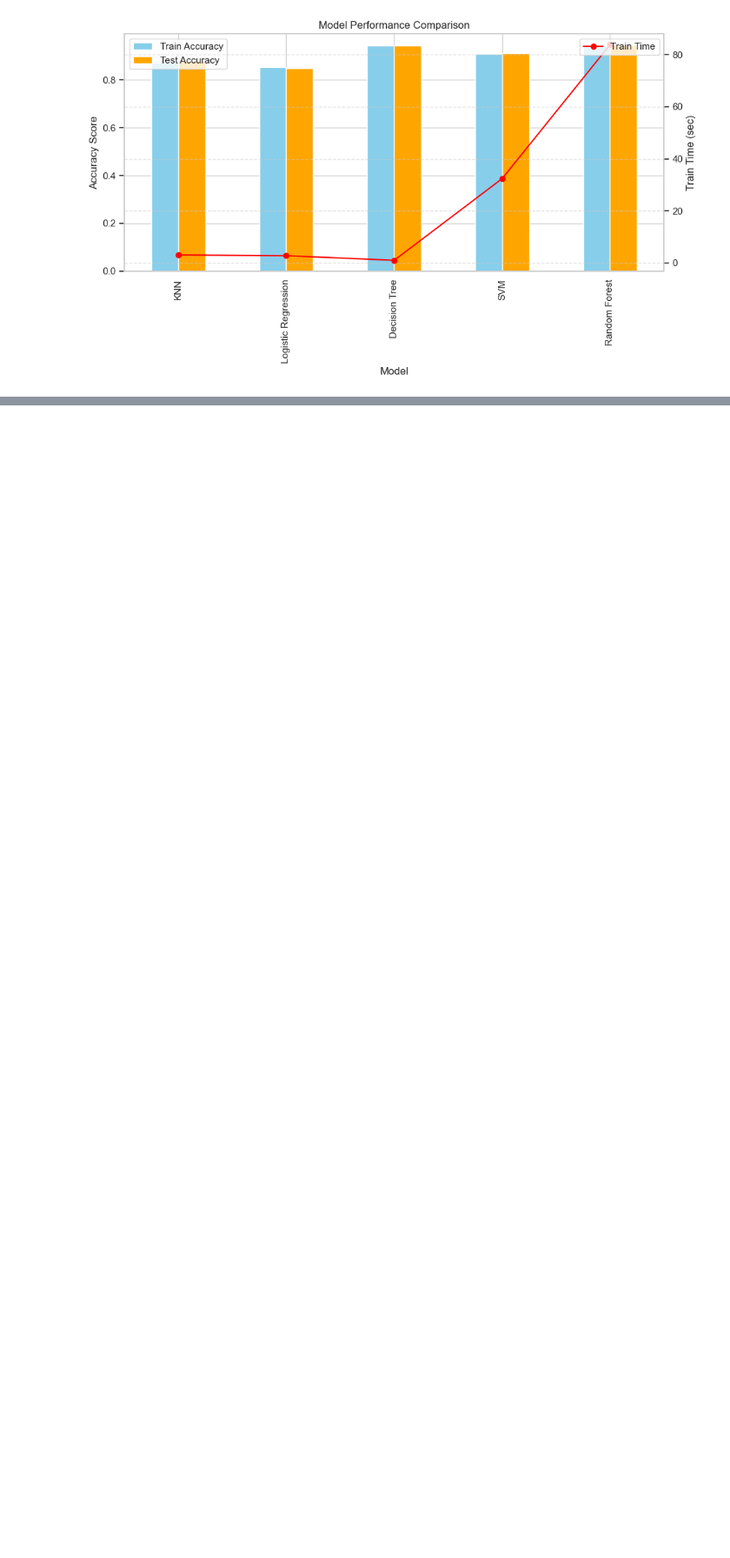
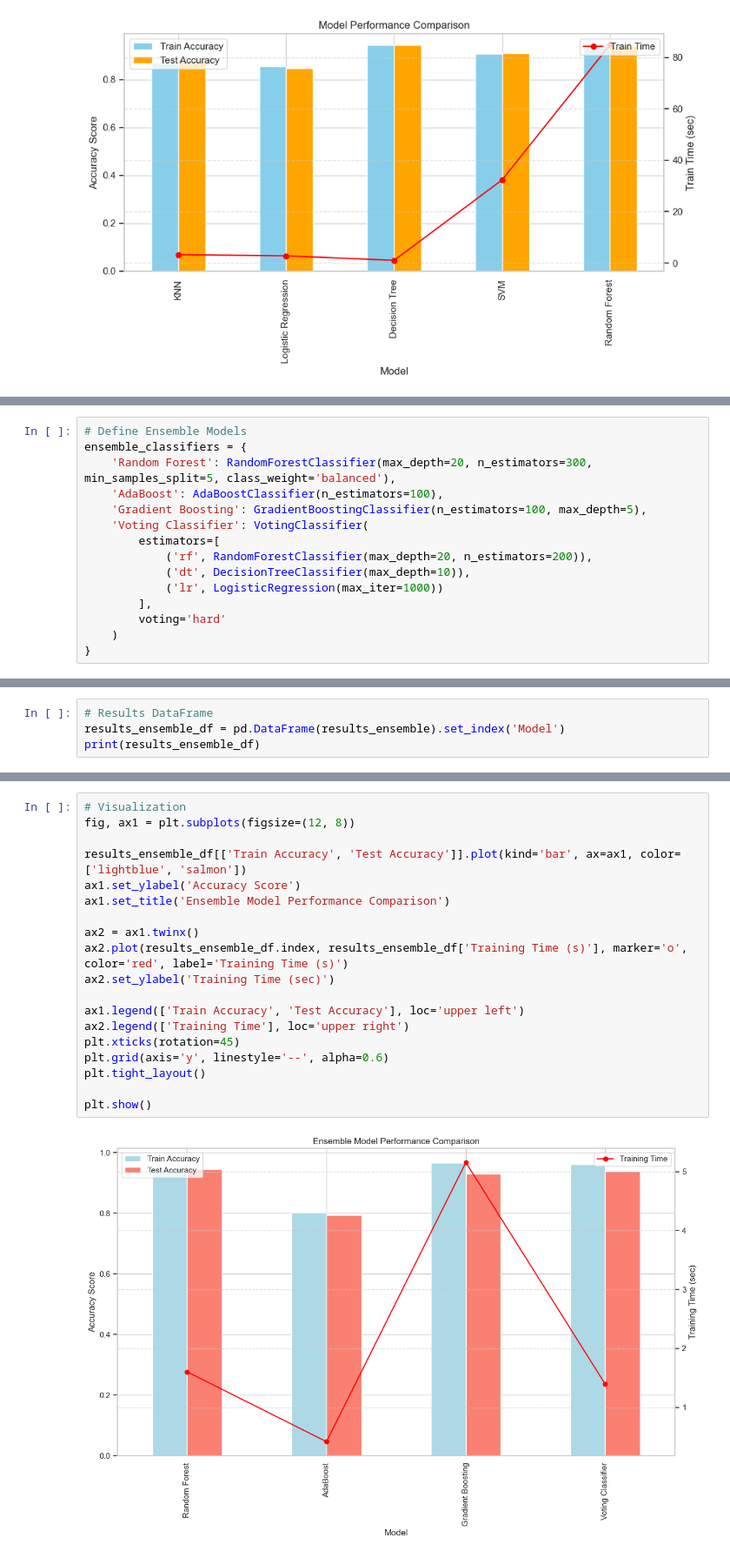
Before and after one commit to navinbilwar/capstone, a Jupyter notebook: Capstone.ipynb, the cells around one changed output, grey strips where cells are left out. Shown: that part at 87% size. Cells and saved outputs as stored; diff of their text form; blank space fills up the shorter version.

Commit message:
Added ensemble techniques

```diff
--- a/Capstone.ipynb
+++ b/Capstone.ipynb
@@ -664,0 +668,15 @@ Random Sanity Test:
+# %%
+# Define Ensemble Models
+ensemble_classifiers = {
+    'Random Forest': RandomForestClassifier(max_depth=20, n_estimators=300, min_samples_split=5, class_weight='balanced'),
+    'AdaBoost': AdaBoostClassifier(n_estimators=100),
+    'Gradient Boosting': GradientBoostingClassifier(n_estimators=100, max_depth=5),
+    'Voting Classifier': VotingClassifier(
+        estimators=[
+            ('rf', RandomForestClassifier(max_depth=20, n_estimators=200)),
+            ('dt', DecisionTreeClassifier(max_depth=10)),
+            ('lr', LogisticRegression(max_iter=1000))
+        ],
+        voting='hard'
+    )
+}
@@ -664,0 +729,4 @@ Random Sanity Test:
+# %%
+# Results DataFrame
+results_ensemble_df = pd.DataFrame(results_ensemble).set_index('Model')
+print(results_ensemble_df)
@@ -664,0 +747,21 @@ Random Sanity Test:
+# %%
+# Visualization
+fig, ax1 = plt.subplots(figsize=(12, 8))
+
+results_ensemble_df[['Train Accuracy', 'Test Accuracy']].plot(kind='bar', ax=ax1, color=['lightblue', 'salmon'])
+ax1.set_ylabel('Accuracy Score')
+ax1.set_title('Ensemble Model Performance Comparison')
+
+ax2 = ax1.twinx()
+ax2.plot(results_ensemble_df.index, results_ensemble_df['Training Time (s)'], marker='o', color='red', label='Training Time (s)')
+ax2.set_ylabel('Training Time (sec)')
+
+ax1.legend(['Train Accuracy', 'Test Accuracy'], loc='upper left')
+ax2.legend(['Training Time'], loc='upper right')
+plt.xticks(rotation=45)
+plt.grid(axis='y', linestyle='--', alpha=0.6)
+plt.tight_layout()
+
+plt.show()
+# %% [output]
+[figure, added]
```
Also changed, not shown: parts of 15 cells of this notebook.
